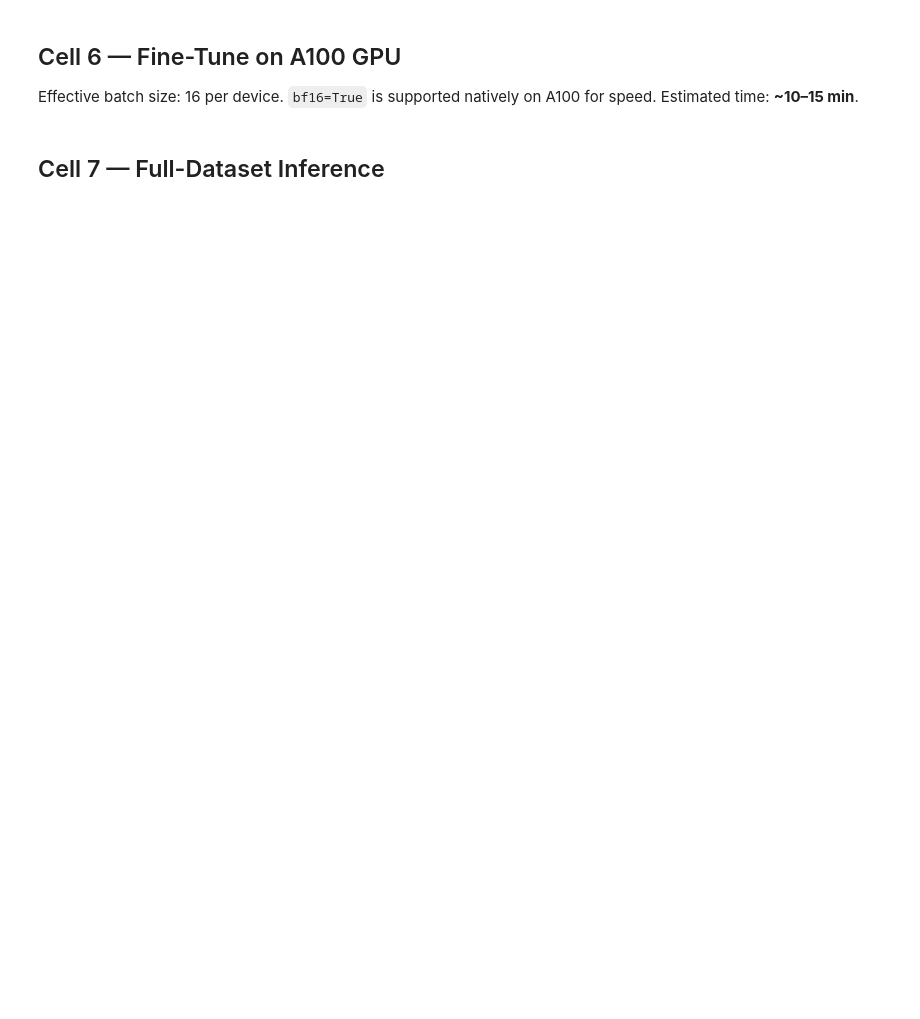
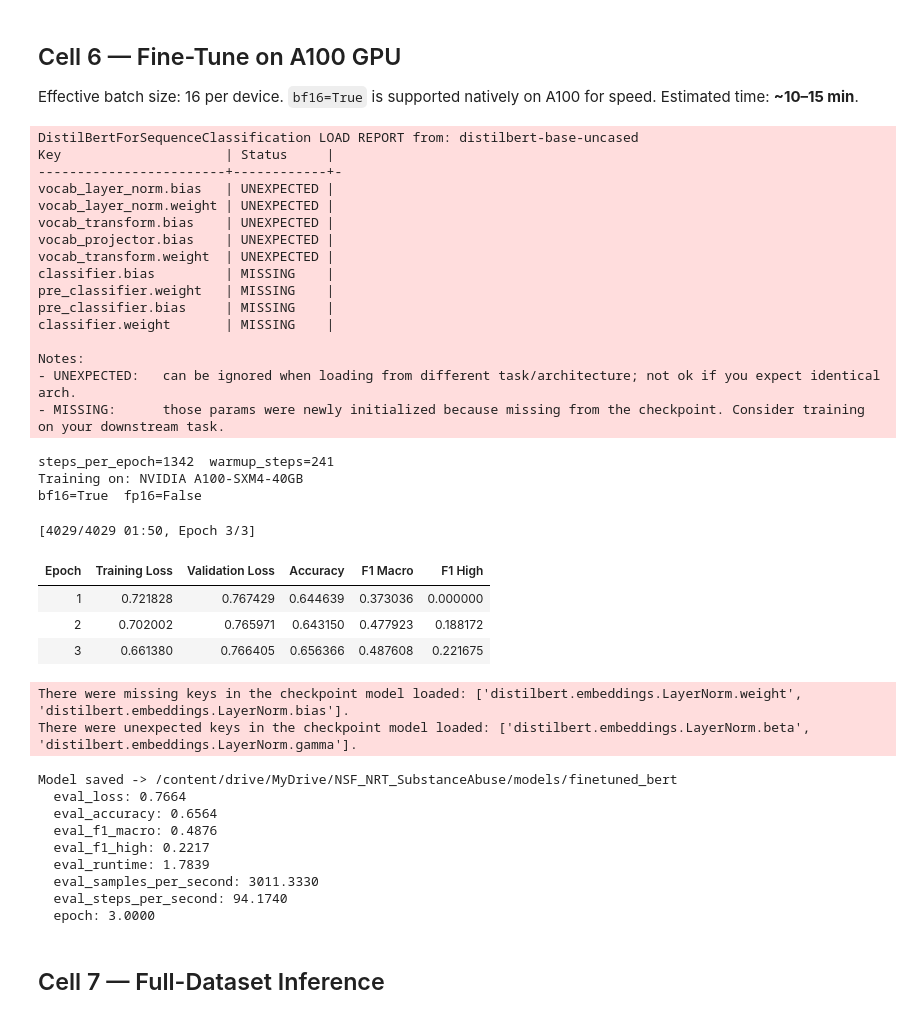
Before and after one commit to mosomo82/Substance_Abuse_Detection_AI, a Jupyter notebook: notebooks/colab_finetuned_classifier.ipynb, the cells around one changed output. Cells and saved outputs as stored; diff of their text form; code cells hidden in the pictures; blank space fills up the shorter version.

```diff
--- a/notebooks/colab_finetuned_classifier.ipynb
+++ b/notebooks/colab_finetuned_classifier.ipynb
@@ -138,6 +171,8 @@ from transformers import (
     EarlyStoppingCallback,
 )
 from sklearn.metrics import accuracy_score, f1_score
+import numpy as np
+import torch
 
 MODEL_DIR = f'{DRIVE_DIR}/models/finetuned_bert'
 
@@ -182,42 +217,76 @@ training_args = TrainingArguments(
     report_to='none',
     logging_steps=50,
     dataloader_num_workers=2,
 )
 
 # 'processing_class' replaced 'tokenizer' in transformers v5
 import transformers as _tf
 _trainer_kwargs = dict(
     model=model, args=training_args,
     train_dataset=train_ds, eval_dataset=val_ds,
     data_collator=collator, compute_metrics=compute_metrics,
     callbacks=[EarlyStoppingCallback(early_stopping_patience=2)],
 )
 if int(_tf.__version__.split('.')[0]) >= 5:
     _trainer_kwargs['processing_class'] = tokenizer
 else:
     _trainer_kwargs['tokenizer'] = tokenizer
 trainer = Trainer(**_trainer_kwargs)
 
 print(f'Training on: {torch.cuda.get_device_name(0) if torch.cuda.is_available() else "CPU"}')
 print(f'bf16={use_bf16}  fp16={use_fp16}')
 trainer.train()
 
 trainer.save_model(MODEL_DIR)
 tokenizer.save_pretrained(MODEL_DIR)
 with open(f'{MODEL_DIR}/label_map.json', 'w') as fp:
     json.dump({'id2label': ID2LABEL, 'label2id': LABEL2ID}, fp, indent=2)
 
 print(f'Model saved -> {MODEL_DIR}')
 
-# Print best validation metrics from training history
-# (avoid calling trainer.evaluate() standalone — notebook tracker loses state)
-eval_logs = [l for l in trainer.state.log_history if 'eval_f1_macro' in l]
-if eval_logs:
-    best = max(eval_logs, key=lambda x: x['eval_f1_macro'])
-    print('\nBest validation metrics:')
-    for k in ('epoch', 'eval_accuracy', 'eval_f1_macro', 'eval_f1_high', 'eval_loss'):
-        if k in best:
-            print(f'  {k}: {best[k]:.4f}' if isinstance(best[k], float) else f'  {k}: {best[k]}')
+# Remove notebook progress callback to avoid evaluation bug by checking class name dynamically
+callbacks_to_remove = [c for c in trainer.callback_handler.callbacks if c.__class__.__name__ == "NotebookProgressCallback"]
+for c in callbacks_to_remove:
+    trainer.remove_callback(c)
+
+for k, v in trainer.evaluate().items():
+    print(f'  {k}: {v:.4f}' if isinstance(v, float) else f'  {k}: {v}')
+# %% [output]
+DistilBertForSequenceClassification LOAD REPORT from: distilbert-base-uncased
+Key                     | Status     |
+------------------------+------------+-
+vocab_layer_norm.bias   | UNEXPECTED |
+vocab_layer_norm.weight | UNEXPECTED |
+vocab_transform.bias    | UNEXPECTED |
+vocab_projector.bias    | UNEXPECTED |
+vocab_transform.weight  | UNEXPECTED |
+classifier.bias         | MISSING    |
+pre_classifier.weight   | MISSING    |
+pre_classifier.bias     | MISSING    |
+classifier.weight       | MISSING    |
+
+Notes:
+- UNEXPECTED:   can be ignored when loading from different task/architecture; not ok if you expect identical arch.
+- MISSING:      those params were newly initialized because missing from the checkpoint. Consider training on your downstream task.
+steps_per_epoch=1342  warmup_steps=241
+Training on: NVIDIA A100-SXM4-40GB
+bf16=True  fp16=False
+[4029/4029 01:50, Epoch 3/3]
+| Epoch | Training Loss | Validation Loss | Accuracy | F1 Macro | F1 High |
+| 1 | 0.721828 | 0.767429 | 0.644639 | 0.373036 | 0.000000 |
+| 2 | 0.702002 | 0.765971 | 0.643150 | 0.477923 | 0.188172 |
+| 3 | 0.661380 | 0.766405 | 0.656366 | 0.487608 | 0.221675 |
+There were missing keys in the checkpoint model loaded: ['distilbert.embeddings.LayerNorm.weight', 'distilbert.embeddings.LayerNorm.bias'].
+There were unexpected keys in the checkpoint model loaded: ['distilbert.embeddings.LayerNorm.beta', 'distilbert.embeddings.LayerNorm.gamma'].
+Model saved -> /content/drive/MyDrive/NSF_NRT_SubstanceAbuse/models/finetuned_bert
+  eval_loss: 0.7664
+  eval_accuracy: 0.6564
+  eval_f1_macro: 0.4876
+  eval_f1_high: 0.2217
+  eval_runtime: 1.7839
+  eval_samples_per_second: 3011.3330
+  eval_steps_per_second: 94.1740
+  epoch: 3.0000
 # %% [markdown]
 ## Cell 7 — Full-Dataset Inference
 # %%
```
Also changed, not shown: parts of 7 cells of this notebook, 17 other files.
